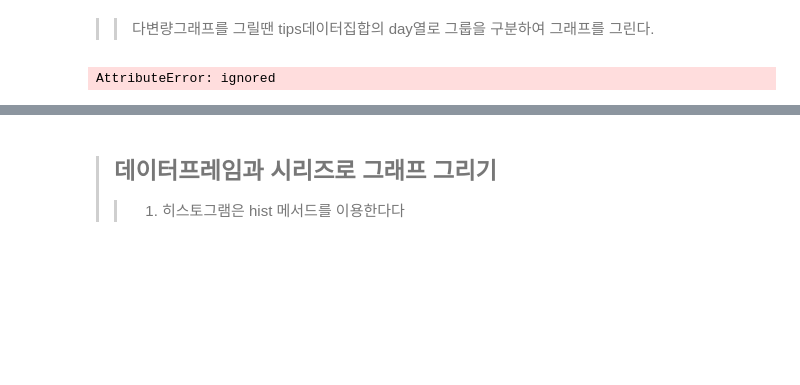
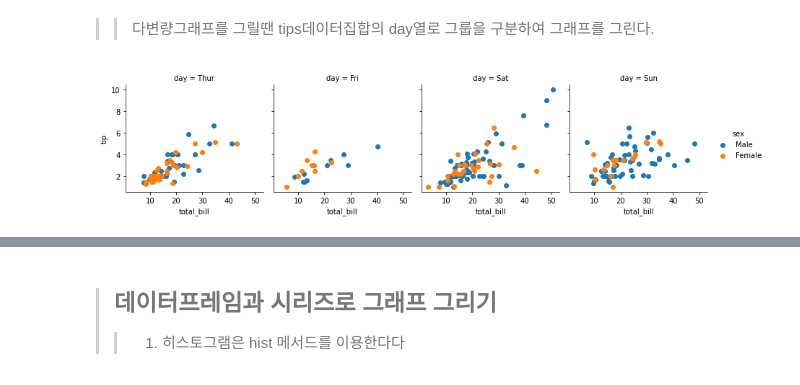
Before and after one commit to daa103/Colab_ML, a Jupyter notebook: datavisualizaiton.ipynb, the cells around one changed output, grey strips where cells are left out. Cells and saved outputs as stored; diff of their text form; code cells hidden in the pictures; blank space fills up the shorter version.

```diff
--- a/datavisualizaiton.ipynb
+++ b/datavisualizaiton.ipynb
@@ -504,9 +524,9 @@ https://gist.github.com/mwaskom/de44147ed2974457ad6372750bbe5751
 # %% [markdown]
 >> 다변량그래프를 그릴땐 tips데이터집합의 day열로 그룹을 구분하여 그래프를 그린다.
 # %%
-facet=sns.FaceGrid(tips,col='day',hue='sex')
+facet=sns.FacetGrid(tips,col='day',hue='sex')
 facet=facet.map(plt.scatter,'total_bill','tip')
 facet=facet.add_legend()
 # %% [output]
-AttributeError: ignored
+[figure, added]
 # %%
```
Also changed, not shown: parts of 15 cells of this notebook.
